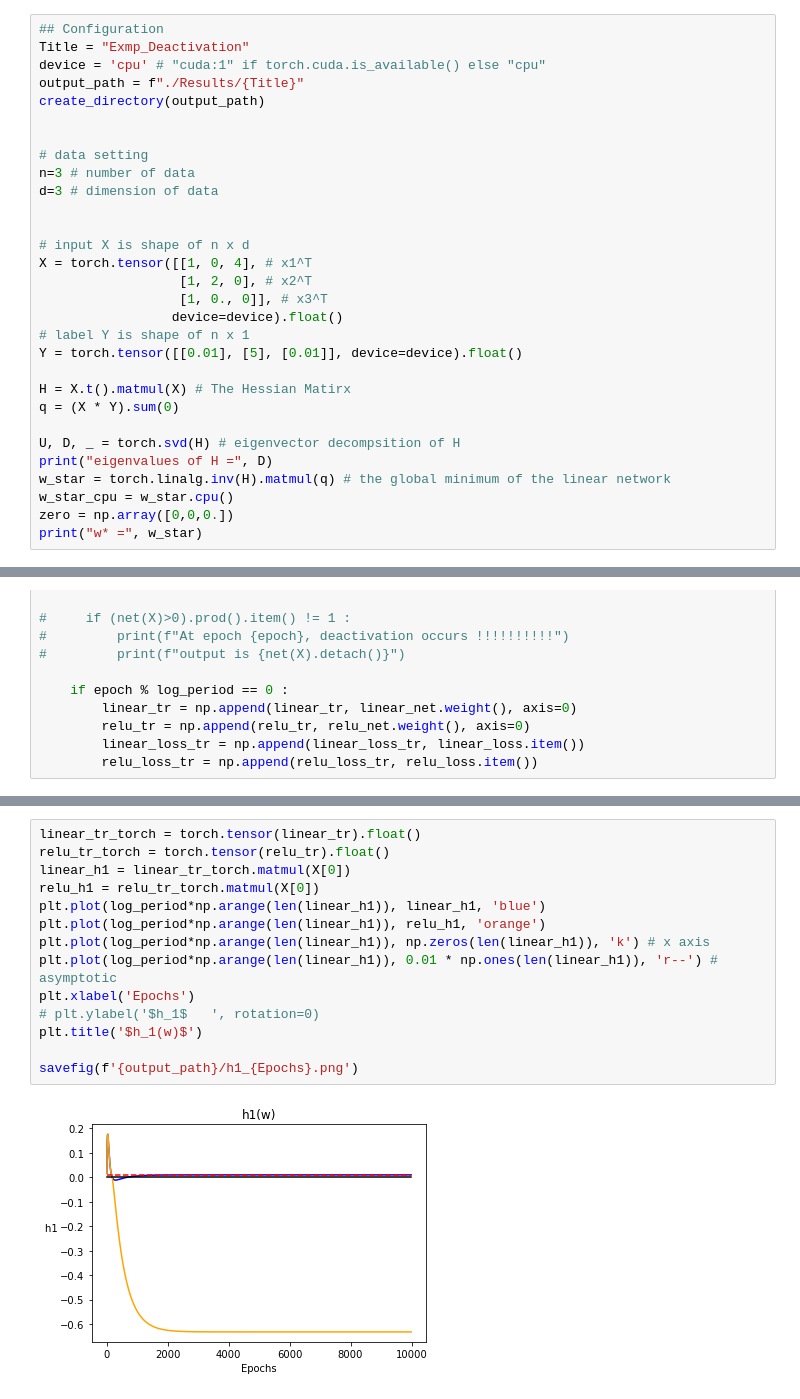
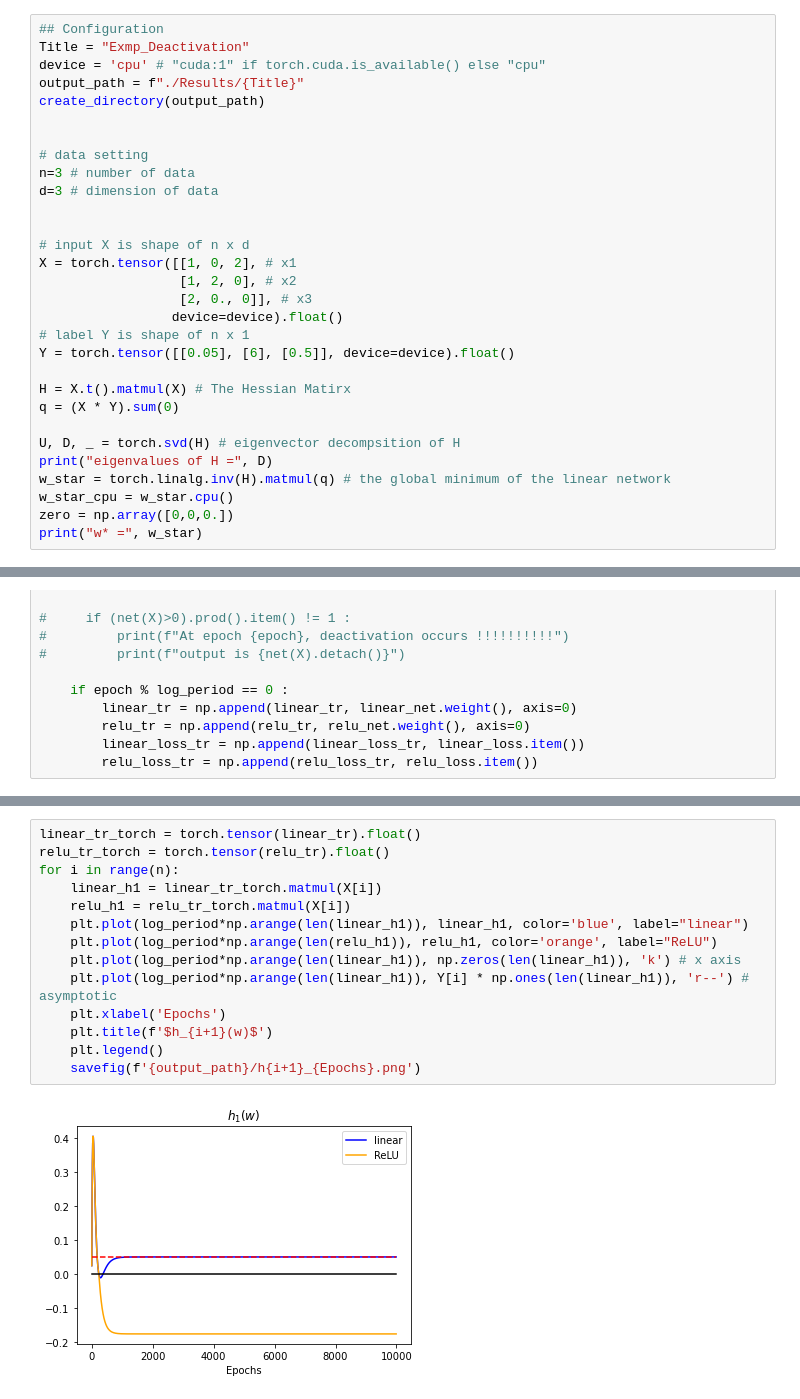
Before and after one commit to leeleesang/Single-Layer-Networks, a Jupyter notebook: Exmp_Deactivation.ipynb, the cells around one changed output, grey strips where cells are left out. Saved outputs shown, nothing was run; the diff lists cells and outputs as text.

```diff
--- a/Exmp_Deactivation.ipynb
+++ b/Exmp_Deactivation.ipynb
@@ -16,12 +16,12 @@ d=3 # dimension of data
 
 
 # input X is shape of n x d
-X = torch.tensor([[1, 0, 4], # x1^T
-                  [1, 2, 0], # x2^T
-                  [1, 0., 0]], # x3^T
+X = torch.tensor([[1, 0, 2], # x1
+                  [1, 2, 0], # x2
+                  [2, 0., 0]], # x3
                  device=device).float()
 # label Y is shape of n x 1
-Y = torch.tensor([[0.01], [5], [0.01]], device=device).float()
+Y = torch.tensor([[0.05], [6], [0.5]], device=device).float()
 
 H = X.t().matmul(X) # The Hessian Matirx
 q = (X * Y).sum(0)
@@ -149,16 +153,16 @@ savefig(f'{output_path}/convergence_{Epochs}.png')
 # %%
 linear_tr_torch = torch.tensor(linear_tr).float()
 relu_tr_torch = torch.tensor(relu_tr).float()
-linear_h1 = linear_tr_torch.matmul(X[0])
-relu_h1 = relu_tr_torch.matmul(X[0])
-plt.plot(log_period*np.arange(len(linear_h1)), linear_h1, 'blue')
-plt.plot(log_period*np.arange(len(linear_h1)), relu_h1, 'orange')
-plt.plot(log_period*np.arange(len(linear_h1)), np.zeros(len(linear_h1)), 'k') # x axis
-plt.plot(log_period*np.arange(len(linear_h1)), 0.01 * np.ones(len(linear_h1)), 'r--') # asymptotic
-plt.xlabel('Epochs')
-# plt.ylabel('$h_1$   ', rotation=0)
-plt.title('$h_1(w)$')
-
-savefig(f'{output_path}/h1_{Epochs}.png')
+for i in range(n):
+    linear_h1 = linear_tr_torch.matmul(X[i])
+    relu_h1 = relu_tr_torch.matmul(X[i])
+    plt.plot(log_period*np.arange(len(linear_h1)), linear_h1, color='blue', label="linear")
+    plt.plot(log_period*np.arange(len(relu_h1)), relu_h1, color='orange', label="ReLU")
+    plt.plot(log_period*np.arange(len(linear_h1)), np.zeros(len(linear_h1)), 'k') # x axis
+    plt.plot(log_period*np.arange(len(linear_h1)), Y[i] * np.ones(len(linear_h1)), 'r--') # asymptotic
+    plt.xlabel('Epochs')
+    plt.title(f'$h_{i+1}(w)$')
+    plt.legend()
+    savefig(f'{output_path}/h{i+1}_{Epochs}.png')
 # %% [output]
-[figure, old version]
+[figure, new version]
```
Also changed, not shown: parts of 5 cells of this notebook, 46 other files.
